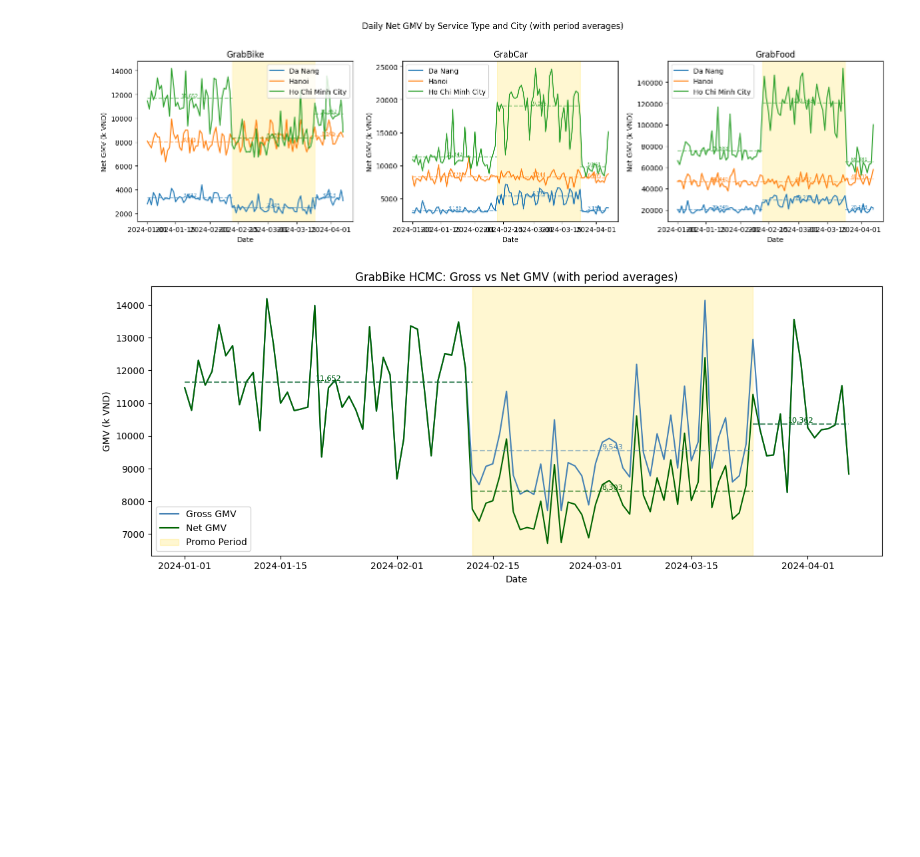
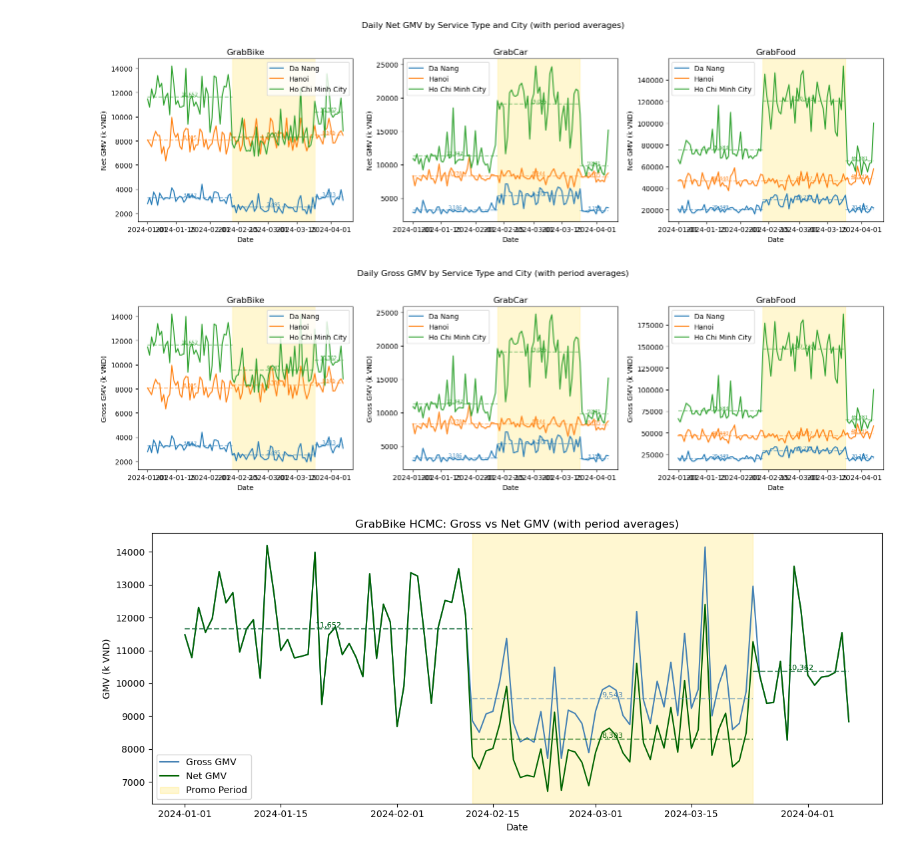
Before and after one commit to tonyvu1289/grab-assignment, a Jupyter notebook: basic_eda.ipynb, the cells around one changed output. Drawn from its saved outputs; the diff is of its cells as text; code cells hidden in the pictures; blank space fills up the shorter version.

```diff
--- a/basic_eda.ipynb
+++ b/basic_eda.ipynb
@@ -493,6 +493,83 @@ fig.tight_layout()
 plt.show()
 # %% [output]
 [figure]
+# %%
+# Chart: daily gross GMV by service type, colored by city, with highlighted promo period
+service_city_plot = (
+    daily_gmv_summary.copy()
+)
+service_city_plot['date'] = pd.to_datetime(service_city_plot['date'], errors='coerce')
+service_city_plot = (
+    service_city_plot
+    .groupby(['date', 'service_type', 'city'], as_index=False)['gross_gmv_k_vnd']
+    .sum()
+    .sort_values('date')
+)
+
+promo_start = pd.Timestamp('2024-02-12')
+promo_end = pd.Timestamp('2024-03-24')
+pre_promo_start = service_city_plot['date'].min()
+post_promo_end = service_city_plot['date'].max()
+
+service_order = ['GrabBike', 'GrabCar', 'GrabFood']
+city_colors = {
+    'Da Nang': 'tab:blue',
+    'Hanoi': 'tab:orange',
+    'Ho Chi Minh City': 'tab:green',
+}
+
+fig, axes = plt.subplots(
+    nrows=1,
+    ncols=3,
+    figsize=(16, 4.5),
+    sharex=True,
+    sharey=False,
+)
+
+for ax, service_type in zip(axes, service_order):
+    service_data = service_city_plot[service_city_plot['service_type'] == service_type]
+    for city_name in ['Da Nang', 'Hanoi', 'Ho Chi Minh City']:
+        city_data = service_data[service_data['city'] == city_name]
+        ax.plot(
+            city_data['date'],
+            city_data['gross_gmv_k_vnd'],
+            label=city_name,
+            color=city_colors.get(city_name, 'gray')
+        )
+
+        # Calculate and draw period averages
+        pre_promo_data = city_data[city_data['date'] < promo_start]
+        during_promo_data = city_data[(city_data['date'] >= promo_start) & (city_data['date'] <= promo_end)]
+        post_promo_data = city_data[city_data['date'] > promo_end]
+
+        pre_promo_avg = pre_promo_data['gross_gmv_k_vnd'].mean() if len(pre_promo_data) > 0 else None
+        during_promo_avg = during_promo_data['gross_gmv_k_vnd'].mean() if len(during_promo_data) > 0 else None
+        post_promo_avg = post_promo_data['gross_gmv_k_vnd'].mean() if len(post_promo_data) > 0 else None
+
+        if pre_promo_avg is not None:
+            ax.hlines(pre_promo_avg, pre_promo_start, promo_start, colors=city_colors.get(city_name), linestyles='--', alpha=0.5, linewidth=1.5)
+            mid_date = pre_promo_start + (promo_start - pre_promo_start) / 2
+            ax.text(mid_date, pre_promo_avg, f'{pre_promo_avg:,.0f}', fontsize=7, color=city_colors.get(city_name), va='bottom', ha='center')
+        if during_promo_avg is not None:
+            ax.hlines(during_promo_avg, promo_start, promo_end, colors=city_colors.get(city_name), linestyles='--', alpha=0.5, linewidth=1.5)
+            mid_date = promo_start + (promo_end - promo_start) / 2
+            ax.text(mid_date, during_promo_avg, f'{during_promo_avg:,.0f}', fontsize=7, color=city_colors.get(city_name), va='bottom', ha='center')
+        if post_promo_avg is not None:
+            ax.hlines(post_promo_avg, promo_end, post_promo_end, colors=city_colors.get(city_name), linestyles='--', alpha=0.5, linewidth=1.5)
+            mid_date = promo_end + (post_promo_end - promo_end) / 2
+            ax.text(mid_date, post_promo_avg, f'{post_promo_avg:,.0f}', fontsize=7, color=city_colors.get(city_name), va='bottom', ha='center')
+
+    ax.axvspan(promo_start, promo_end, color='gold', alpha=0.18)
+    ax.set_title(service_type)
+    ax.set_xlabel('Date')
+    ax.set_ylabel('Gross GMV (k VND)')
+    ax.legend()
+
+fig.suptitle('Daily Gross GMV by Service Type and City (with period averages)', y=1.02)
+fig.tight_layout()
+plt.show()
+# %% [output]
+[figure, added]
 # %%
 # Chart: GrabBike HCMC - Gross vs Net GMV with highlighted promo period
 grabike_hcmc = (
```
Also changed, not shown: parts of 1 cell of this notebook, 8 other files.
